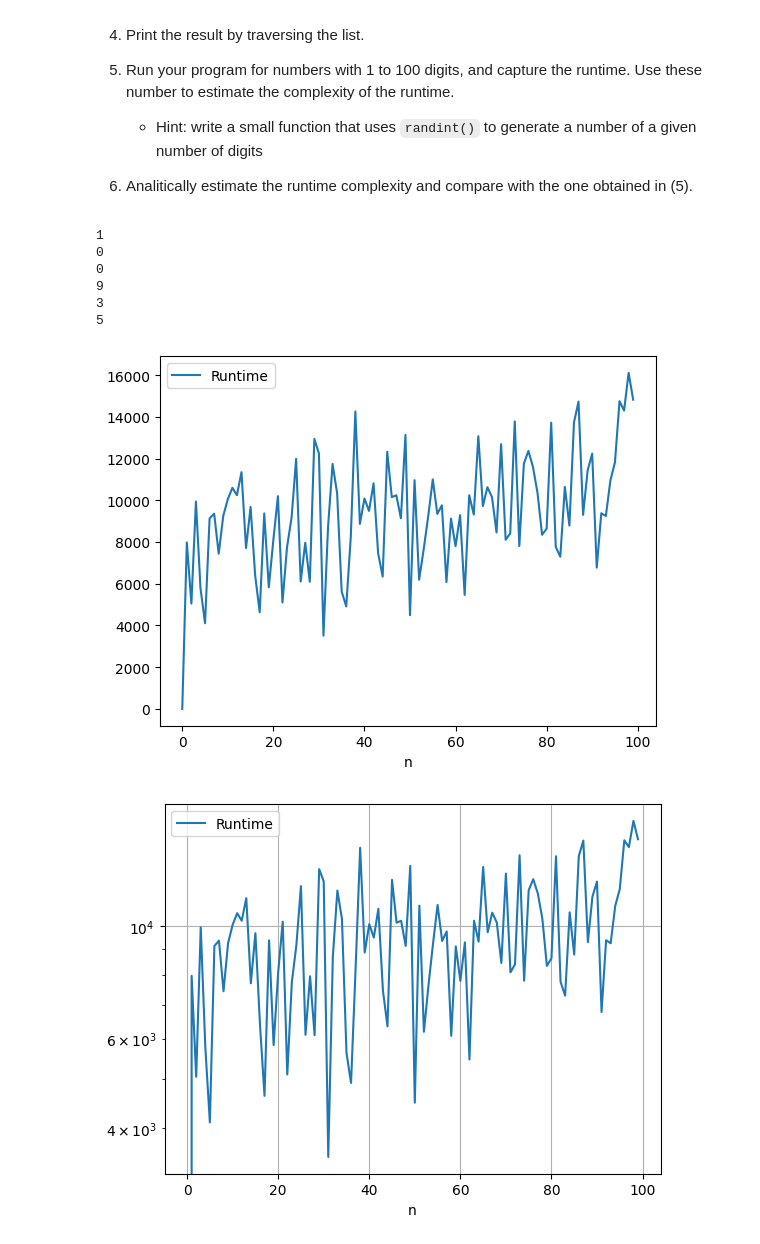
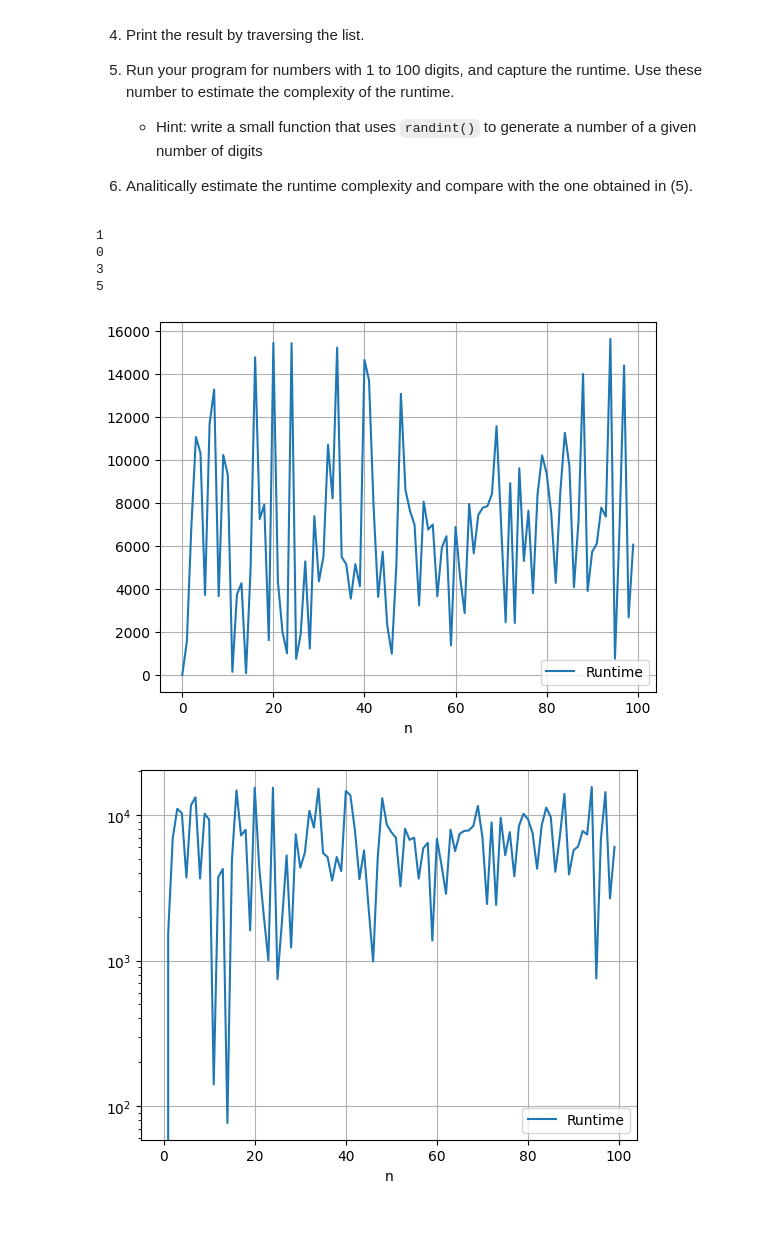
Before and after one commit to Gabeinstein/cmp-3002-fall22-gona, a Jupyter notebook: Deber 2/Deber2.ipynb, the cells around one changed output. Cells and saved outputs as stored; diff of their text form; code cells hidden in the pictures.

```diff
--- a/Deber 2/Deber2.ipynb
+++ b/Deber 2/Deber2.ipynb
@@ -761,6 +852,11 @@ class Doubly_linked_list:
         new_node.prev_node.next_node = new_node
 # %%
 def to_linked_list(num):
+    """
+    To_linked_list
+    Input: Number
+    Output: Returns a doubly linked list with each digit of the number
+    """
     A= Doubly_linked_list()
     while num > 0:
         temp = num % 10
@@ -769,6 +865,12 @@ def to_linked_list(num):
     return A
 # %%
 def sum_3(A,B,C):
+    """
+    Sum_3
+    Input: 3 numbers
+    Output: returns a doubly linked list that results from the
+    sum of the linked lists of each number.
+    """
 
     A_list = to_linked_list(A)
     B_list = to_linked_list(B)
@@ -794,19 +896,22 @@ def sum_3(A,B,C):
         temp = temp // 10
     return res
 # %%
-Suma = sum_3(12345,43212,45378)
+Suma = sum_3(345,123,567)
 Suma.list_traverse()
 # %% [output]
 1
 0
-0
-9
 3
 5
 # %%
 @calculo_tiempo
 def sum_3(A,B,C):
-
+    """
+    Sum_3
+    Input: 3 numbers
+    Output: returns a doubly linked list that results from the
+    sum of the linked lists of each number.
+    """
     A_list = to_linked_list(A)
     B_list = to_linked_list(B)
     C_list = to_linked_list(C)
@@ -837,18 +942,20 @@ import random
 digits = 100
 T1 = np.empty(digits)
 n = np.empty(digits)
+n[0] = 0
 for i in range(1,digits):
     n[i] = i
     T1[i] = sum_3(random.randint(10**i,10**(i+1))//10,random.randint(10**i,10**(i+1))//10,random.randint(10**i,10**(i+1))//10)[1]
 # %%
-plot2 = pd.DataFrame()
-plot2['Runtime'] = T1
-plot2['n'] = n
+plot3 = pd.DataFrame()
+plot3['Runtime'] = T1
+plot3['n'] = n
 
 #Plot
-plot2.plot(x='n', y= ['Runtime'])
-plot2.plot(x='n', y= ['Runtime'], logy=True)
+plot3.plot(x='n', y= ['Runtime'])
 plt.grid()
+plot3.plot(x='n', y= ['Runtime'], logy=True)
+plt.grid()
 # %% [output]
-[figure, old version]
+[figure, new version]
-[figure, old version]
+[figure, new version]
```
Also changed, not shown: parts of 16 cells of this notebook.
